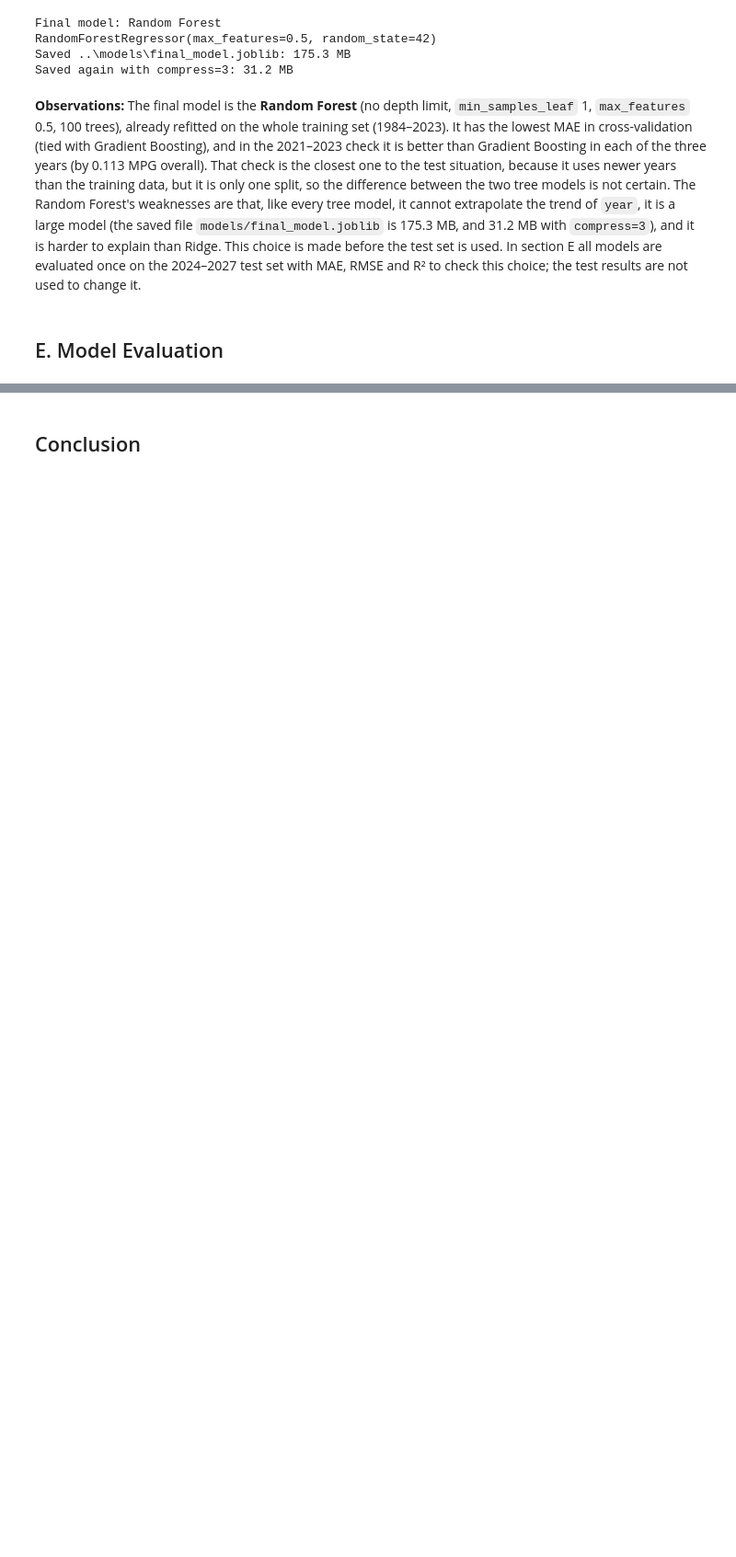
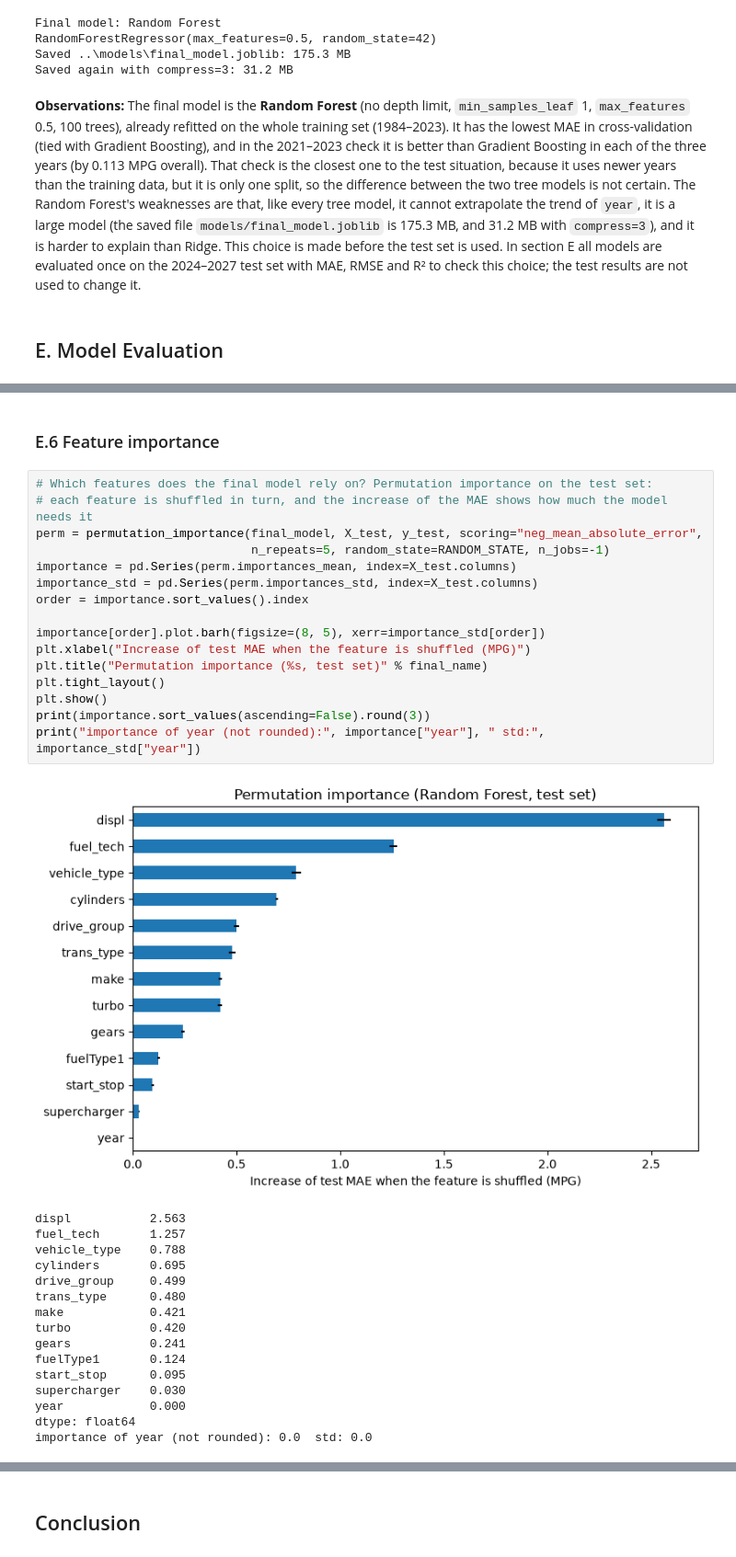
Before and after one commit to 00021943/epa-fuel-economy-ml, a Jupyter notebook: notebooks/coursework.ipynb, the cells around one changed output, grey strips where cells are left out. Shown at 92% size. Drawn from its saved outputs; the diff is of its cells as text; blank space fills up the shorter version.

```diff
--- a/notebooks/coursework.ipynb
+++ b/notebooks/coursework.ipynb
@@ -933,0 +1133,35 @@ Saved again with compress=3: 31.2 MB
+# %% [markdown]
+### E.6 Feature importance
+# %%
+# Which features does the final model rely on? Permutation importance on the test set:
+# each feature is shuffled in turn, and the increase of the MAE shows how much the model needs it
+perm = permutation_importance(final_model, X_test, y_test, scoring="neg_mean_absolute_error",
+                              n_repeats=5, random_state=RANDOM_STATE, n_jobs=-1)
+importance = pd.Series(perm.importances_mean, index=X_test.columns)
+importance_std = pd.Series(perm.importances_std, index=X_test.columns)
+order = importance.sort_values().index
+
+importance[order].plot.barh(figsize=(8, 5), xerr=importance_std[order])
+plt.xlabel("Increase of test MAE when the feature is shuffled (MPG)")
+plt.title("Permutation importance (%s, test set)" % final_name)
+plt.tight_layout()
+plt.show()
+print(importance.sort_values(ascending=False).round(3))
+print("importance of year (not rounded):", importance["year"], " std:", importance_std["year"])
+# %% [output]
+[figure, added]
+displ           2.563
+fuel_tech       1.257
+vehicle_type    0.788
+cylinders       0.695
+drive_group     0.499
+trans_type      0.480
+make            0.421
+turbo           0.420
+gears           0.241
+fuelType1       0.124
+start_stop      0.095
+supercharger    0.030
+year            0.000
+dtype: float64
+importance of year (not rounded): 0.0  std: 0.0
```
Also changed, not shown: parts of 20 cells of this notebook.
